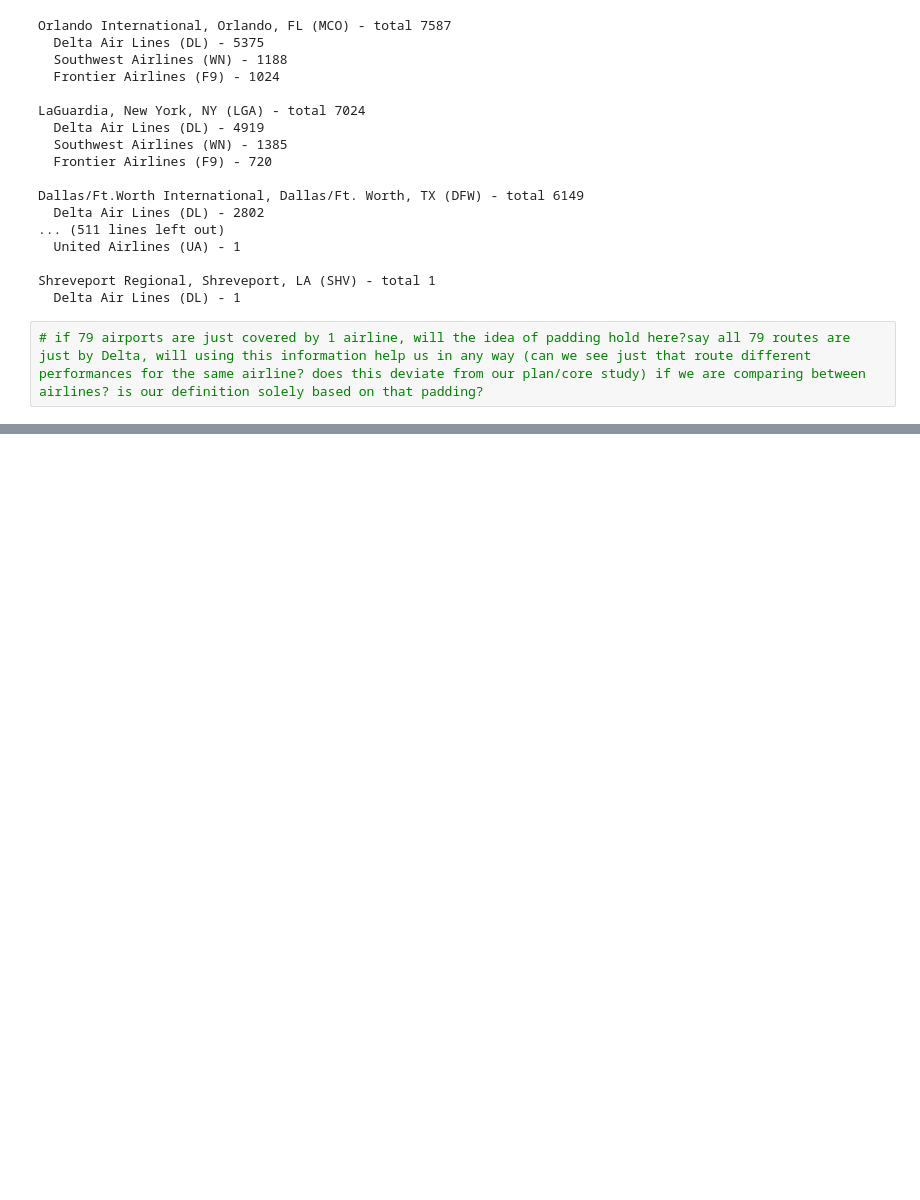
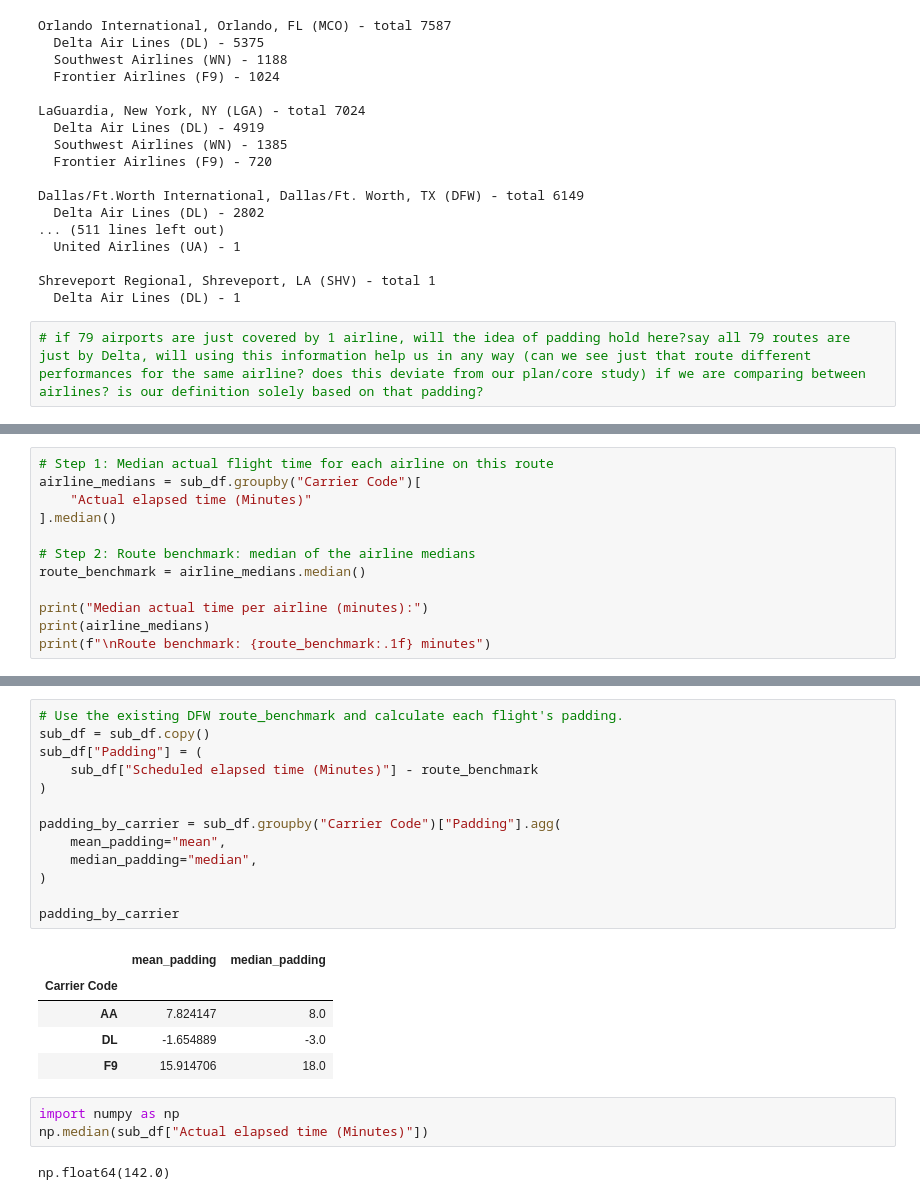
Before and after one commit to TheLancelot/airline-ontime-analysis, a Jupyter notebook: initial-analysis.ipynb, the cells around one changed output, grey strips where cells are left out. Drawn from its saved outputs; the diff is of its cells as text; blank space fills up the shorter version.

```diff
--- a/initial-analysis.ipynb
+++ b/initial-analysis.ipynb
@@ -304,0 +373,12 @@ Shreveport Regional, Shreveport, LA (SHV) - total 1
+# %%
+# Step 1: Median actual flight time for each airline on this route
+airline_medians = sub_df.groupby("Carrier Code")[
+    "Actual elapsed time (Minutes)"
+].median()
+
+# Step 2: Route benchmark: median of the airline medians
+route_benchmark = airline_medians.median()
+
+print("Median actual time per airline (minutes):")
+print(airline_medians)
+print(f"\nRoute benchmark: {route_benchmark:.1f} minutes")
@@ -304,0 +394,24 @@ Shreveport Regional, Shreveport, LA (SHV) - total 1
+# %%
+# Use the existing DFW route_benchmark and calculate each flight's padding.
+sub_df = sub_df.copy()
+sub_df["Padding"] = (
+    sub_df["Scheduled elapsed time (Minutes)"] - route_benchmark
+)
+
+padding_by_carrier = sub_df.groupby("Carrier Code")["Padding"].agg(
+    mean_padding="mean",
+    median_padding="median",
+)
+
+padding_by_carrier
+# %% [output]
+|  | mean_padding | median_padding |
+| Carrier Code |  |  |
+| AA | 7.824147 | 8.0 |
+| DL | -1.654889 | -3.0 |
+| F9 | 15.914706 | 18.0 |
+# %%
+import numpy as np
+np.median(sub_df["Actual elapsed time (Minutes)"])
+# %% [output]
+np.float64(142.0)
```
Also changed, not shown: parts of 6 cells of this notebook, 1 other file.
